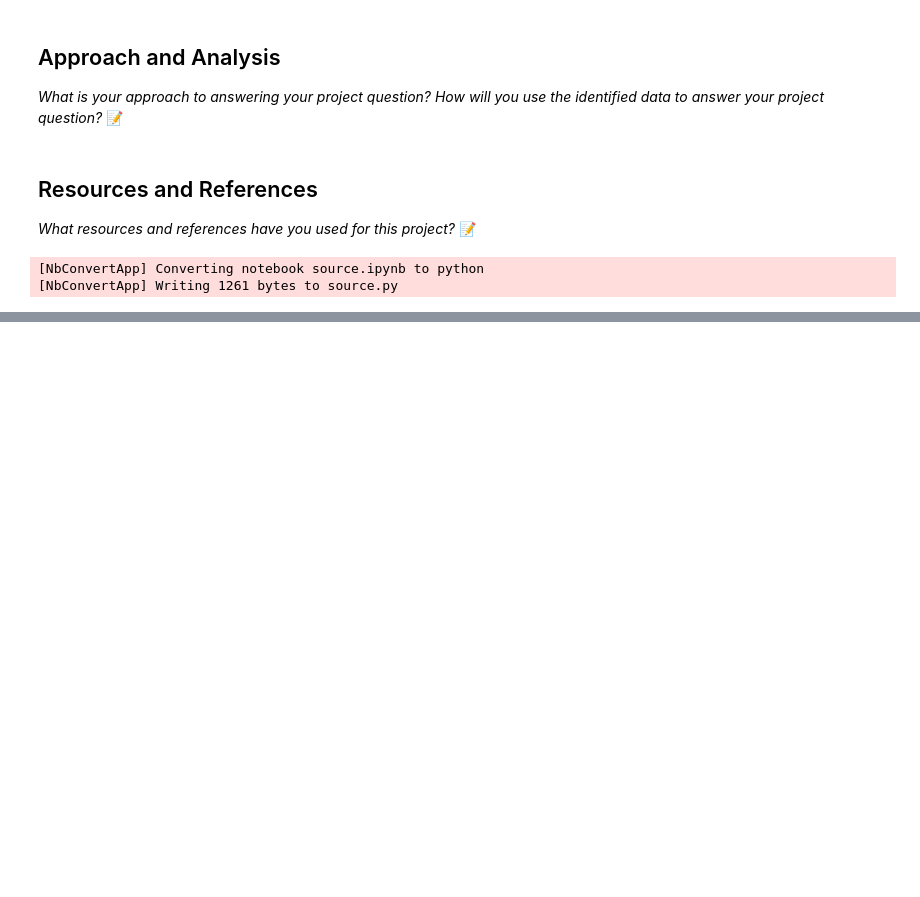
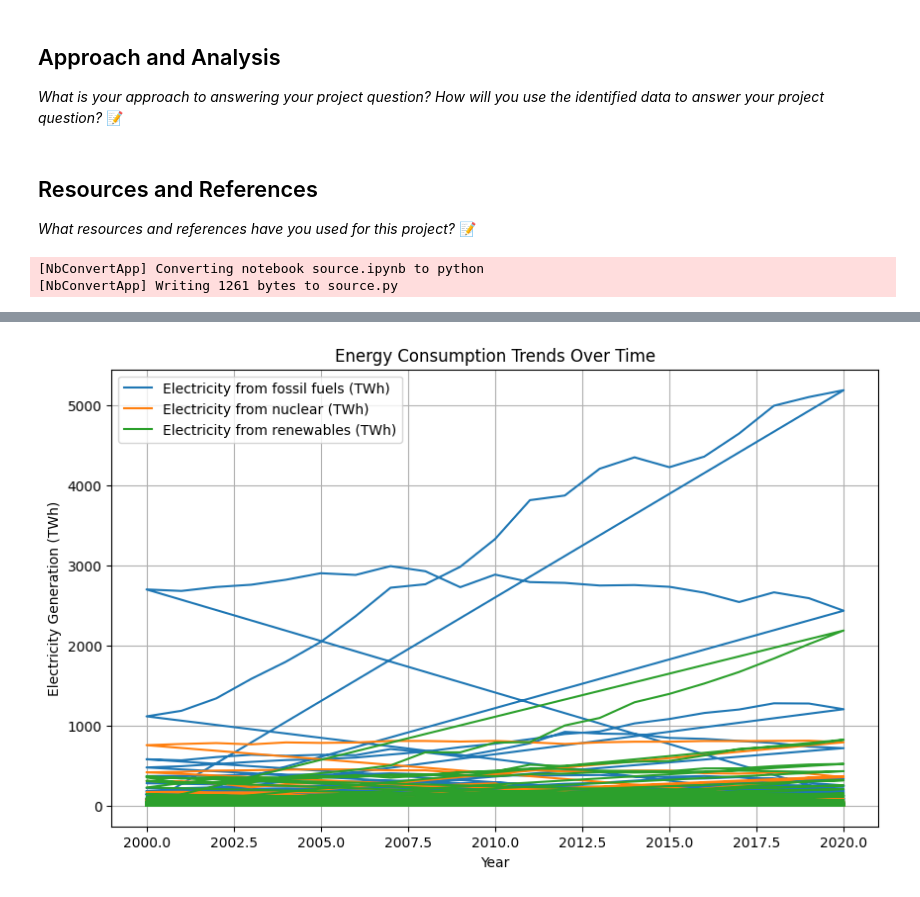
Before and after one commit to IT4063C-Fall23/final-project-Abuerrdg, a Jupyter notebook: source.ipynb, the cells around one changed output, grey strips where cells are left out. Saved outputs shown, nothing was run; the diff lists cells and outputs as text; code cells hidden in the pictures; blank space fills up the shorter version.

```diff
--- a/source.ipynb
+++ b/source.ipynb
@@ -55,0 +184,19 @@ Analyze the effectiveness of carbon reduction policies and practices.
+# %%
+energy_trends = data[['Year', 'Electricity from fossil fuels (TWh)', 'Electricity from nuclear (TWh)', 'Electricity from renewables (TWh)']]
+
+# Set the 'Year' column as the index for easy plotting
+energy_trends.set_index('Year', inplace=True)
+
+# Plotting the trends over time for energy sources
+plt.figure(figsize=(10, 6))
+for column in energy_trends.columns:
+    plt.plot(energy_trends.index, energy_trends[column], label=column)
+
+plt.xlabel('Year')
+plt.ylabel('Electricity Generation (TWh)')
+plt.title('Energy Consumption Trends Over Time')
+plt.legend()
+plt.grid(True)
+plt.show()
+# %% [output]
+[figure, added]
```
Also changed, not shown: parts of 15 cells of this notebook, 4 other files.
